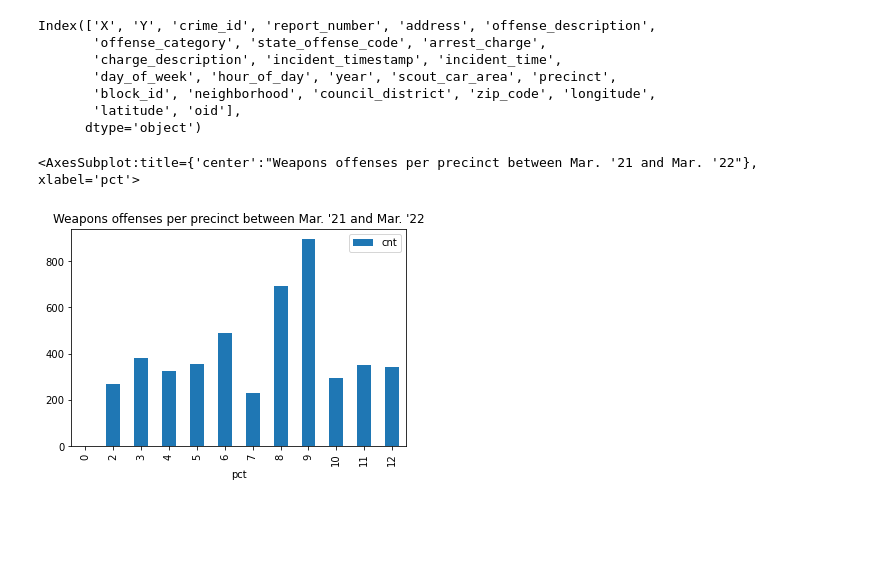
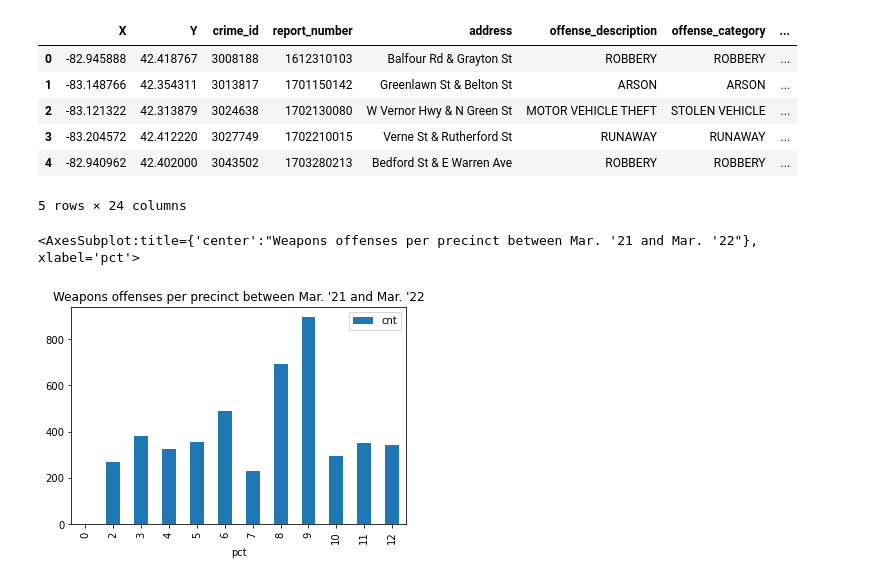
Before and after one commit to Alejandro-DetAction/shotspotter-2022, a Jupyter notebook: ss_research.ipynb, the cells around one changed output. Drawn from its saved outputs; the diff is of its cells as text; code cells hidden in the pictures; blank space fills up the shorter version.

```diff
--- a/ss_research.ipynb
+++ b/ss_research.ipynb
@@ -8,15 +8,15 @@ cur = con.cursor()
 # %%
 df = pd.read_csv("RMS_Crime_Incidents.csv")
 df.to_sql('crimes', con = con, if_exists='replace')
-df.columns
+df.head()
 # %% [output]
+|  | X | Y | crime_id | report_number | address | offense_description | offense_category | ... |
+| 0 | -82.945888 | 42.418767 | 3008188 | 1612310103 | Balfour Rd & Grayton St | ROBBERY | ROBBERY | ... |
+| 1 | -83.148766 | 42.354311 | 3013817 | 1701150142 | Greenlawn St & Belton St | ARSON | ARSON | ... |
+| 2 | -83.121322 | 42.313879 | 3024638 | 1702130080 | W Vernor Hwy & N Green St | MOTOR VEHICLE THEFT | STOLEN VEHICLE | ... |
+| 3 | -83.204572 | 42.412220 | 3027749 | 1702210015 | Verne St & Rutherford St | RUNAWAY | RUNAWAY | ... |
+| 4 | -82.940962 | 42.402000 | 3043502 | 1703280213 | Bedford St & E Warren Ave | ROBBERY | ROBBERY | ... |
-Index(['X', 'Y', 'crime_id', 'report_number', 'address', 'offense_description',
-       'offense_category', 'state_offense_code', 'arrest_charge',
-       'charge_description', 'incident_timestamp', 'incident_time',
-       'day_of_week', 'hour_of_day', 'year', 'scout_car_area', 'precinct',
-       'block_id', 'neighborhood', 'council_district', 'zip_code', 'longitude',
-       'latitude', 'oid'],
-      dtype='object')
+5 rows × 24 columns
 # %%
 pct_20to21_query = """select cast(precinct as integer) as pct, count(distinct report_number) as cnt
                         from crimes
```
Also changed, not shown: parts of 5 cells of this notebook.
